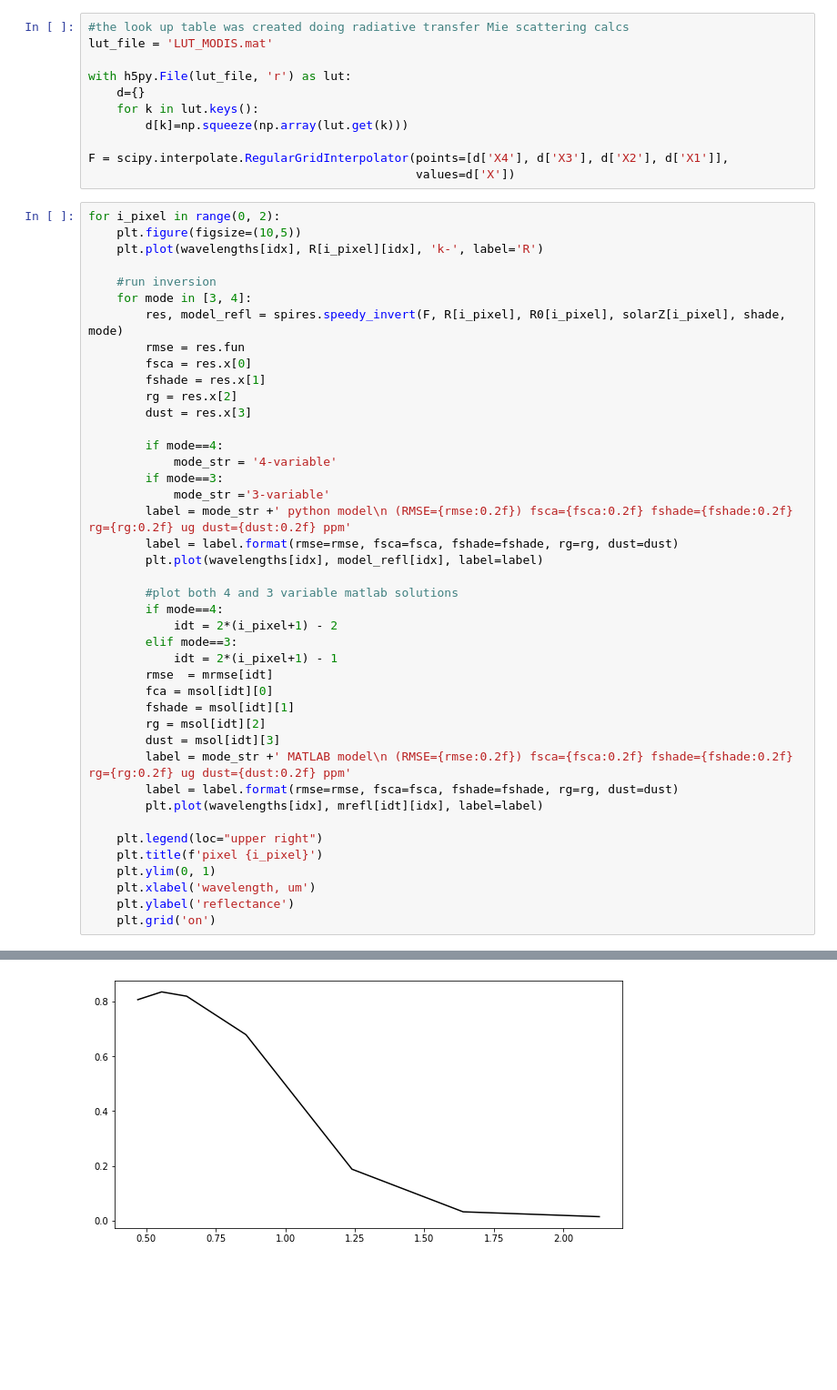
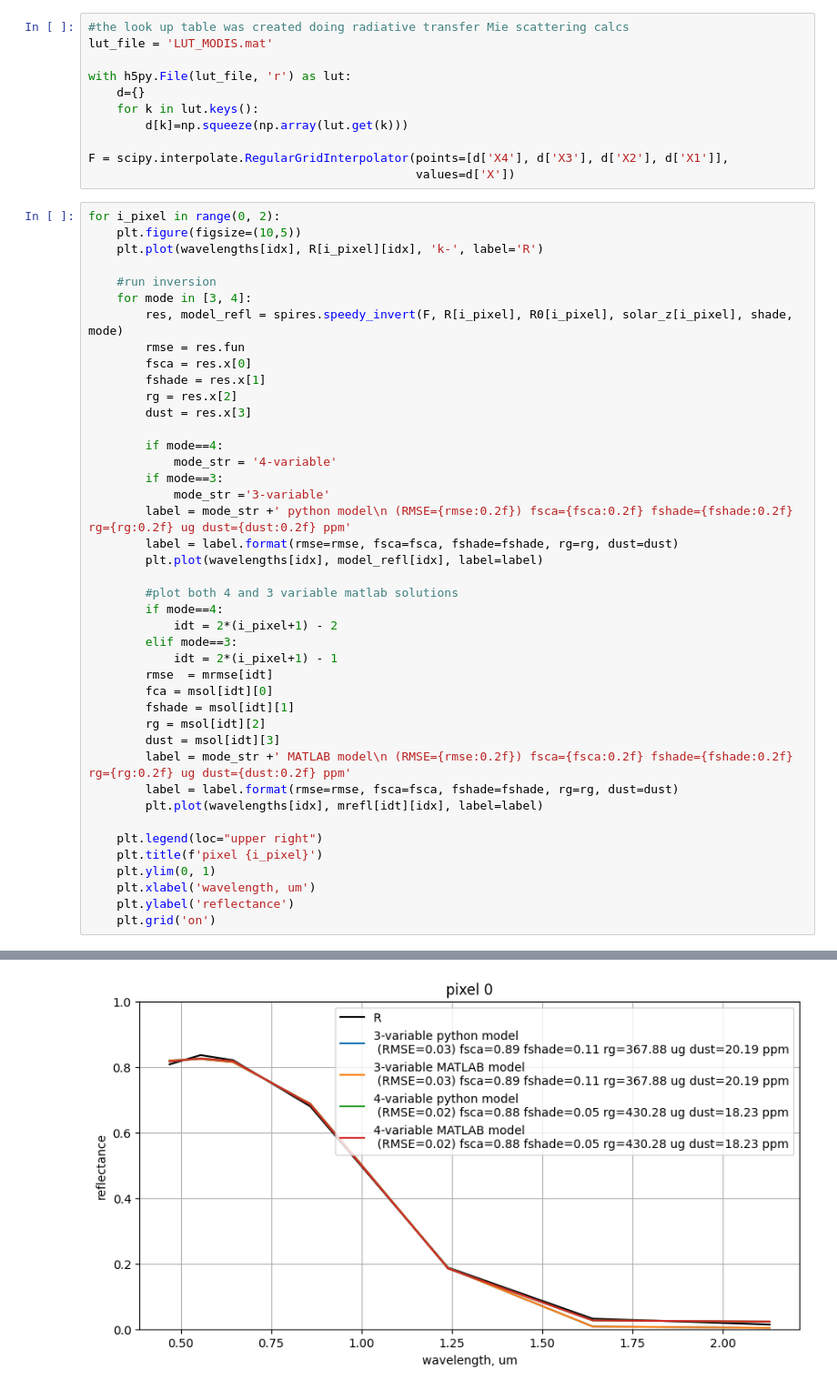
Before and after one commit to edwardbair/SpiPy, a Jupyter notebook: examples/callSpeedyInvert.ipynb, the cells around one changed output, grey strips where cells are left out. Shown: that part at 91% size. Cells and saved outputs as stored; diff of their text form; blank space fills up the shorter version.

```diff
--- a/examples/callSpeedyInvert.ipynb
+++ b/examples/callSpeedyInvert.ipynb
@@ -86,7 +121,7 @@ for i_pixel in range(0, 2):
 
     #run inversion
     for mode in [3, 4]:
-        res, model_refl = spires.speedy_invert(F, R[i_pixel], R0[i_pixel], solarZ[i_pixel], shade, mode)
+        res, model_refl = spires.speedy_invert(F, R[i_pixel], R0[i_pixel], solar_z[i_pixel], shade, mode)
         rmse = res.fun
         fsca = res.x[0]
         fshade = res.x[1]
@@ -126 +160 @@ NameError: name 'solarZ' is not defined
-[figure, old version]
+[figure, new version]
```
Also changed, not shown: parts of 5 cells of this notebook.
